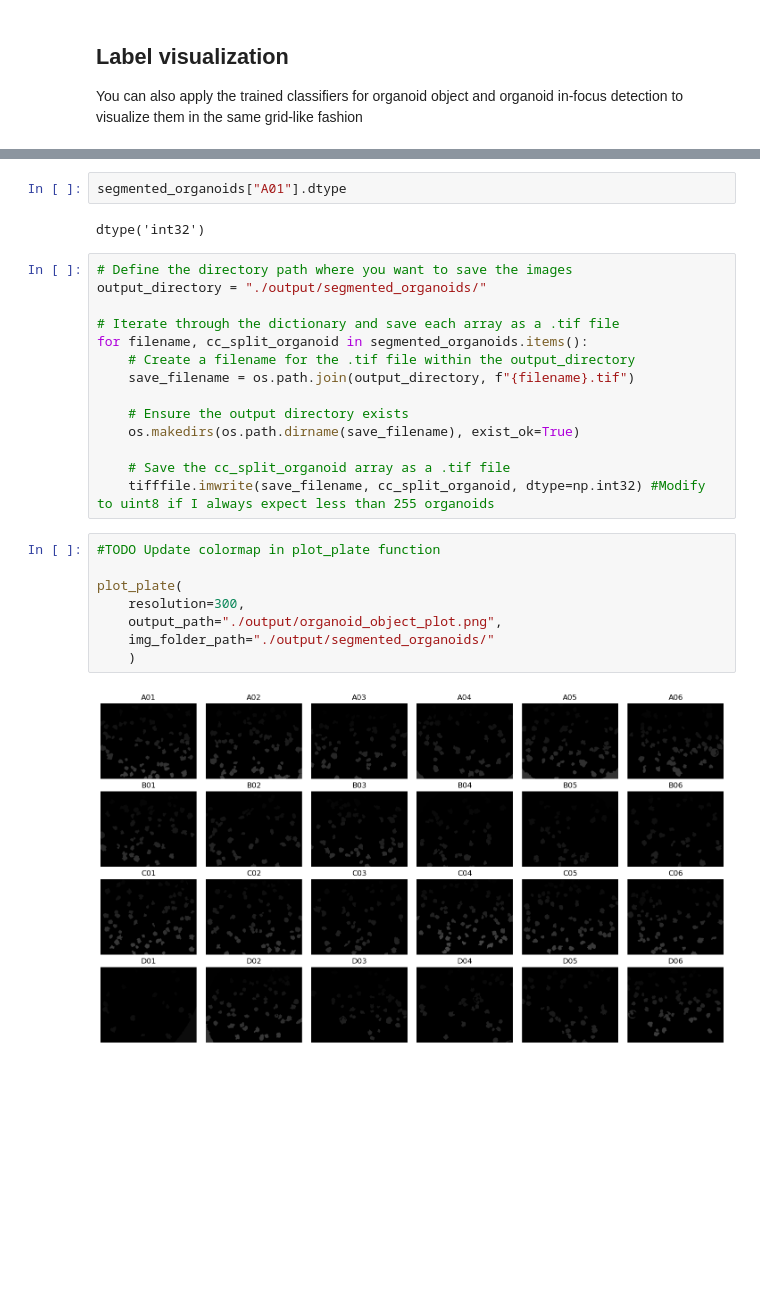
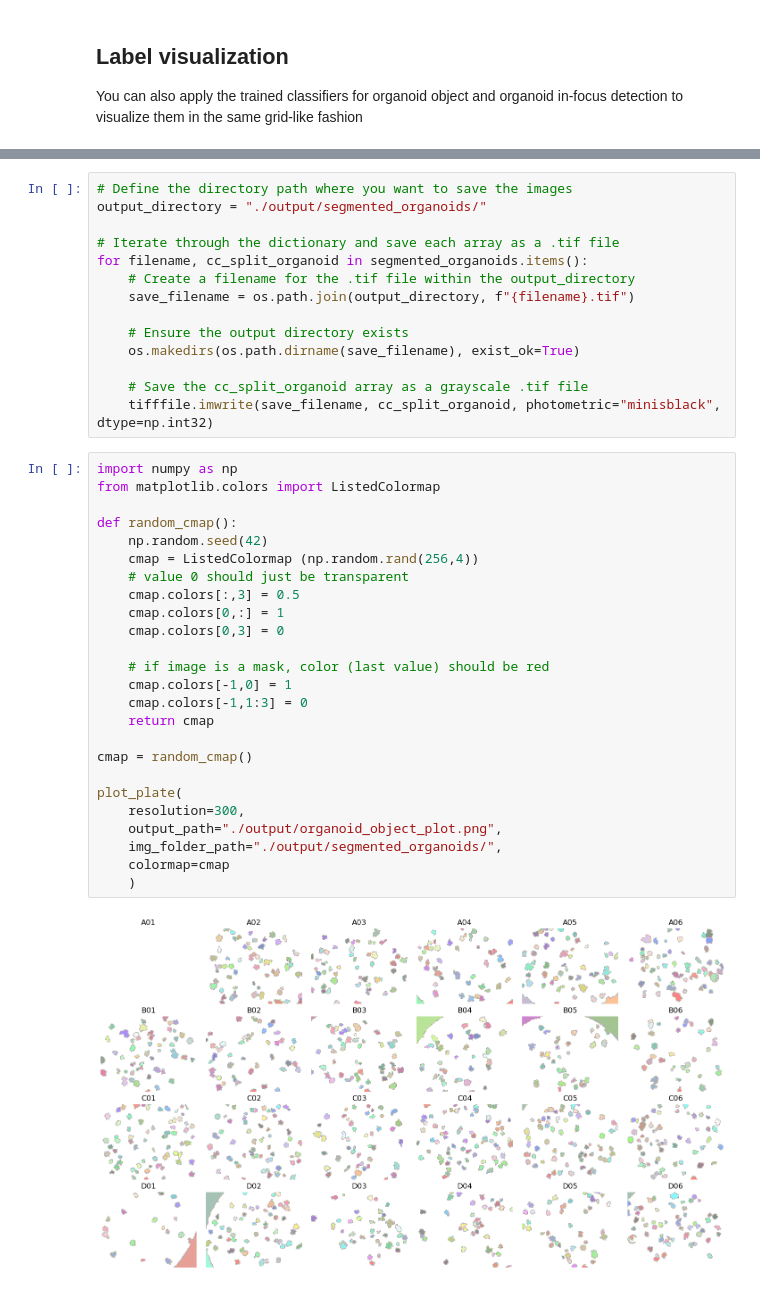
Before and after one commit to adiezsanchez/intestinal_organoid_brightfield_analysis, a Jupyter notebook: 3_plate_plotter.ipynb, the cells around one changed output, grey strips where cells are left out. Drawn from its saved outputs; the diff is of its cells as text; blank space fills up the shorter version.

```diff
--- a/3_plate_plotter.ipynb
+++ b/3_plate_plotter.ipynb
@@ -73,10 +78,6 @@ for input_img in in_focus_organoids.glob("*.TIF"):
     )
 
     segmented_organoids[filename] = cc_split_organoids
-# %%
-segmented_organoids["A01"].dtype
-# %% [output]
-dtype('int32')
 # %%
 # Define the directory path where you want to save the images
 output_directory = "./output/segmented_organoids/"
@@ -89,15 +90,32 @@ for filename, cc_split_organoid in segmented_organoids.items():
     # Ensure the output directory exists
     os.makedirs(os.path.dirname(save_filename), exist_ok=True)
 
-    # Save the cc_split_organoid array as a .tif file
-    tifffile.imwrite(save_filename, cc_split_organoid, dtype=np.int32) #Modify to uint8 if I always expect less than 255 organoids
+    # Save the cc_split_organoid array as a grayscale .tif file
+    tifffile.imwrite(save_filename, cc_split_organoid, photometric="minisblack", dtype=np.int32)
-# %%
-#TODO Update colormap in plot_plate function
-
-plot_plate(
-    resolution=300,
-    output_path="./output/organoid_object_plot.png",
-    img_folder_path="./output/segmented_organoids/"
-    )
-# %% [output]
-[figure, removed]
+# %%
+import numpy as np
+from matplotlib.colors import ListedColormap
+
+def random_cmap():
+    np.random.seed(42)
+    cmap = ListedColormap (np.random.rand(256,4))
+    # value 0 should just be transparent
+    cmap.colors[:,3] = 0.5
+    cmap.colors[0,:] = 1
+    cmap.colors[0,3] = 0
+
+    # if image is a mask, color (last value) should be red
+    cmap.colors[-1,0] = 1
+    cmap.colors[-1,1:3] = 0
+    return cmap
+
+cmap = random_cmap()
+
+plot_plate(
+    resolution=300,
+    output_path="./output/organoid_object_plot.png",
+    img_folder_path="./output/segmented_organoids/",
+    colormap=cmap
+    )
+# %% [output]
+[figure, added]
```
Also changed, not shown: parts of 2 cells of this notebook.
